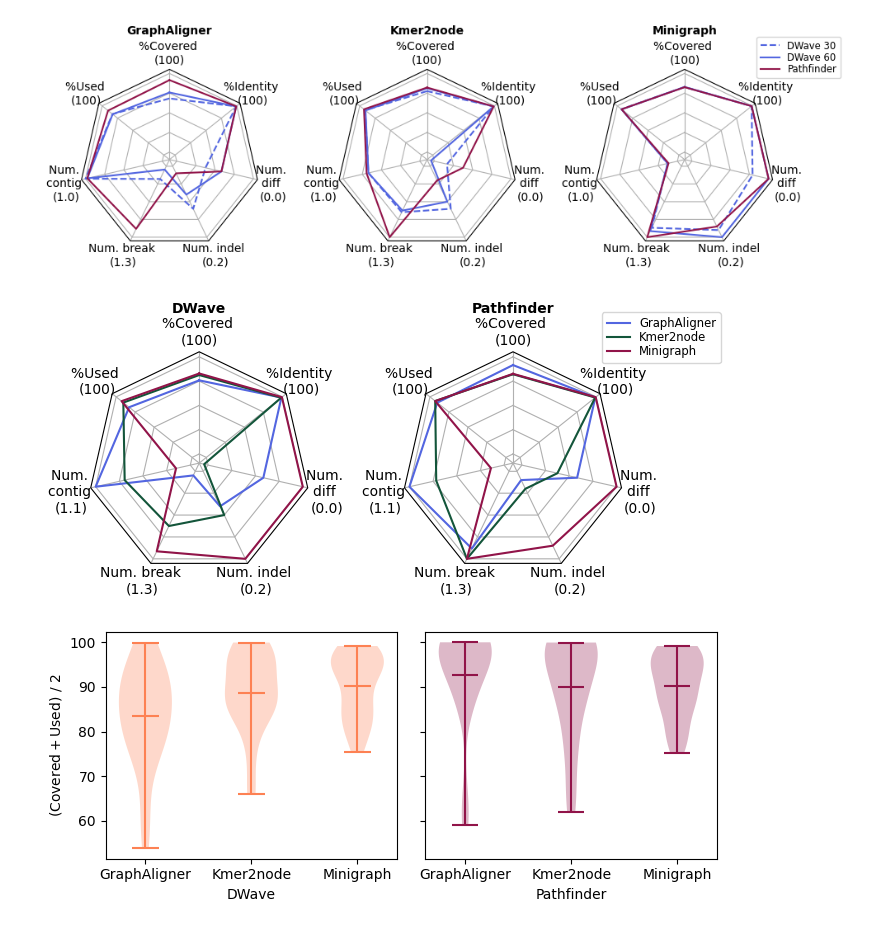
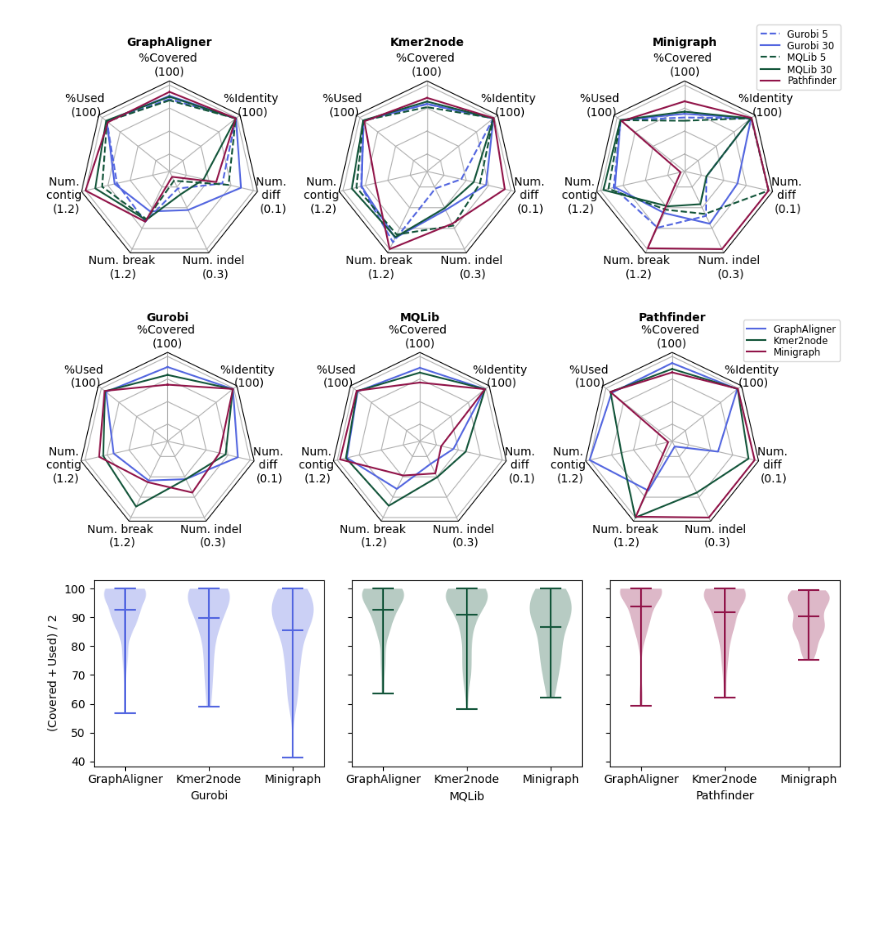
Before and after one commit to jkbonfield/qpg, a Jupyter notebook: qubo/plot_tangle_benchmark.ipynb, the cells around one changed output. Drawn from its saved outputs; the diff is of its cells as text; code cells hidden in the pictures; blank space fills up the shorter version.

Commit message:
Fix logic for default qubo solver run

```diff
--- a/qubo/plot_tangle_benchmark.ipynb
+++ b/qubo/plot_tangle_benchmark.ipynb
@@ -158,8 +158,8 @@ def get_compare_annotator_data(solvers=["gurobi", "mqlib"]):
         data[i][1] = all_data[i, :, :]
     return data, spoke_labels, line_labels
 # %%
-solvers = ["dwave"]
-# solvers = ["gurobi", "mqlib"]
+# solvers = ["dwave"]
+solvers = ["gurobi", "mqlib"]
 data, spoke_labels, labels = get_compare_annotator_data(solvers)
 
 N = data[0][1].shape[1]
@@ -172,34 +172,34 @@ fig, axs = plt.subplots(figsize=(10,5), nrows=1, ncols=3,
 fig.subplots_adjust(wspace=1, hspace=1, top=0.85, bottom=0.05)
 
 
 colors = ['#5366E0', '#13553A', '#911449']
 styles = [':', '-.', '--', '-']
 
 colors_for_lines = list(
     np.array(
         [[colors[i]] * num_time_limits for i in range(len(solvers))]
     ).reshape((num_time_limits * len(solvers),))
 ) + [colors[-1]]
 styles_for_lines = styles[-num_time_limits:] * len(solvers) + [styles[-1]]
 
 for ax, (title, case_data) in zip(axs.flat, data):
     ax.set_rgrids([0.2, 0.4, 0.6, 0.8,1])
     ax.set_title(annotator_names[title], weight='bold', size='medium', position=(0.5, 1.5),
                     horizontalalignment='center')
     for i in range(case_data.shape[0]):
         ax.plot(theta, case_data[i,:], color=colors_for_lines[i], linestyle=styles_for_lines[i])
     ax.set_varlabels(spoke_labels)
     ax.set_yticklabels([])
 
 legend = axs[2].legend(labels, loc=(0.9, .95),
                             labelspacing=0.1, fontsize='small')
 
 
 
 fig.tight_layout()
 plt.show()
 # %% [output]
-[figure, old version]
+[figure, new version]
 # %%
 def get_compare_solver_data(solvers=["gurobi", "mqlib", "pathfinder"]):
     line_labels = []
@@ -237,8 +237,8 @@ def get_compare_solver_data(solvers=["gurobi", "mqlib", "pathfinder"]):
 
     return data, spoke_labels, line_labels
 # %%
-solvers = ["dwave", "pathfinder"]
-# solvers = ["gurobi", "mqlib", "pathfinder"]
+# solvers = ["dwave", "pathfinder"]
+solvers = ["gurobi", "mqlib", "pathfinder"]
 data, spoke_labels, labels = get_compare_solver_data(solvers)
 
 N = data[0][1].shape[1]
@@ -266,7 +266,7 @@ legend = axs[-1].legend(labels, loc=(0.9, .95),
 fig.tight_layout()
 plt.show()
 # %% [output]
-[figure, old version]
+[figure, new version]
 # %%
 def get_violin_plot_data(solvers: list[str]=["gurobi", "mqlib", "pathfinder"]):
     line_labels = []
@@ -295,8 +295,8 @@ def get_violin_plot_data(solvers: list[str]=["gurobi", "mqlib", "pathfinder"]):
 
     return new_data, line_labels
 # %%
-solvers = ["dwave", "pathfinder"]
-# solvers = ["gurobi", "mqlib", "pathfinder"]
+# solvers = ["dwave", "pathfinder"]
+solvers = ["gurobi", "mqlib", "pathfinder"]
 data, line_labels = get_violin_plot_data(solvers)
 
 width = 10 if len(solvers) == 3 else 7
@@ -307,7 +307,8 @@ num_time_limits = 2
 
 
 parts = axs[0].violinplot(data[num_time_limits-1:4*num_time_limits-1:num_time_limits], showmeans=True)
-col = '#FD8153'
+# col = '#FD8153'
+col = '#5366E0'
 for pc in parts['bodies']:
     pc.set_facecolor(col)
 parts['cmeans'].set_color(col)
@@ -352,4 +353,4 @@ fig.tight_layout()
 
 plt.show()
 # %% [output]
-[figure, old version]
+[figure, new version]
```
Also changed, not shown: parts of 1 cell of this notebook, 4 other files.
